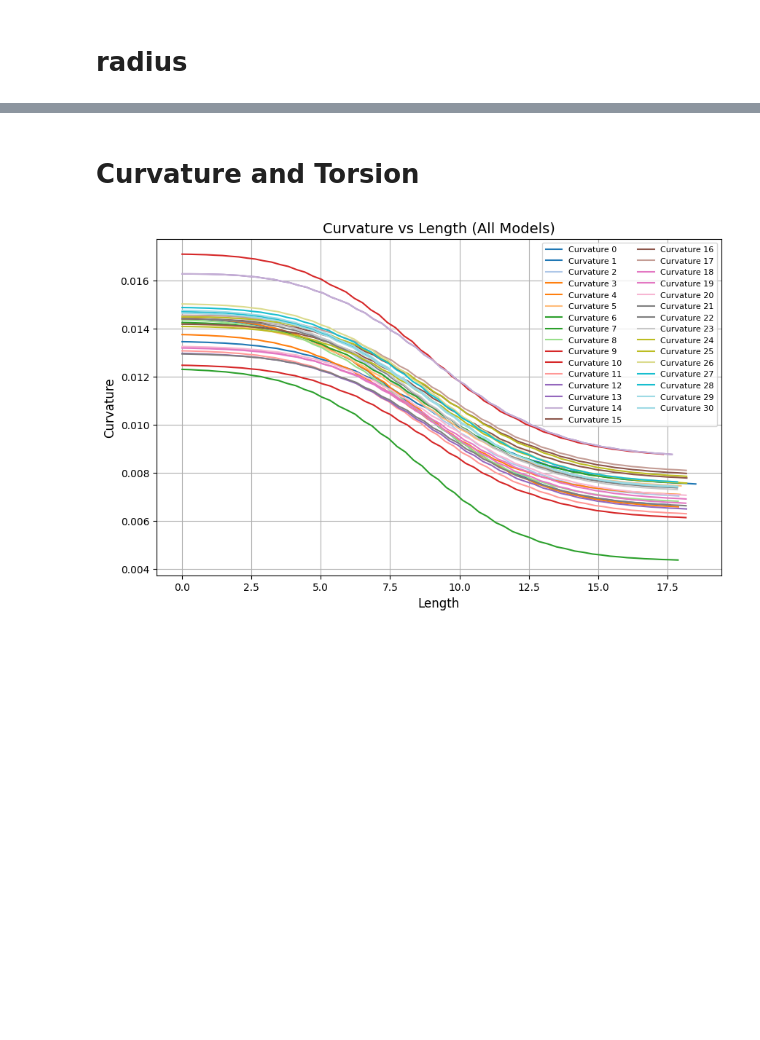
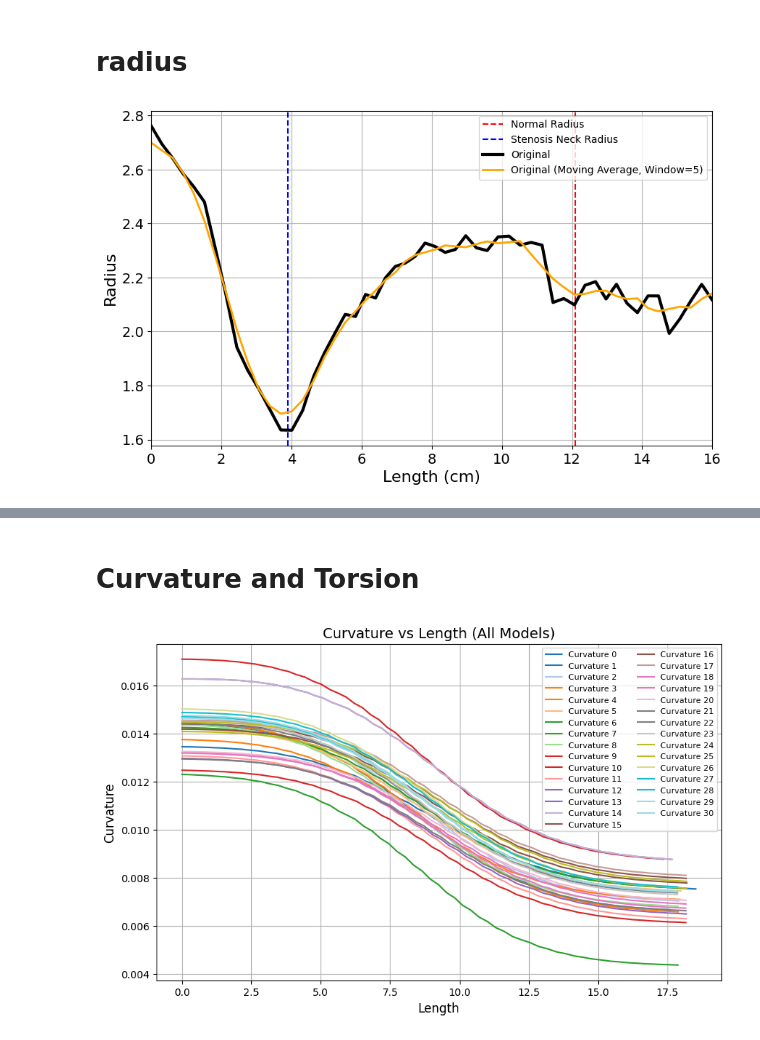
Before and after one commit to HARUJANE/PhD, a Jupyter notebook: matching and patching/4_stenosis/5_Compare/code.ipynb, the cells around one changed output, grey strips where cells are left out. Cells and saved outputs as stored; diff of their text form; code cells hidden in the pictures; blank space fills up the shorter version.

```diff
--- a/matching and patching/4_stenosis/5_Compare/code.ipynb
+++ b/matching and patching/4_stenosis/5_Compare/code.ipynb
@@ -1,5 +1,38 @@
 # %% [markdown]
 # radius
+# %%
+import pandas as pd
+import matplotlib.pyplot as plt
+
+# Load the data
+file_path = 'centerline_comparsion.xlsx'  # Replace with your file path
+data = pd.read_excel(file_path, sheet_name='Sheet1')
+
+# Extract CB0 radius and length data
+cb0_radius = data['radius_0']
+cb0_length = data['length_0']
+
+# Apply moving average smoothing (once) and handle edge cases
+window_size = 5  # Define the moving average window size
+cb0_radius_smoothed = cb0_radius.rolling(window=window_size, center=True, min_periods=1).mean()
+
+# Plot the original data and smoothed data on the same figure
+plt.figure(figsize=(10, 6))
+
+plt.axvline(x=12.1, color='red', linestyle='--', linewidth=1.5, label='Normal Radius')
+plt.axvline(x=3.9, color='blue', linestyle='--', linewidth=1.5, label='Stenosis Neck Radius')
+plt.plot(cb0_length, cb0_radius, color='black', linewidth=3, label='Original')
+plt.plot(cb0_length, cb0_radius_smoothed, color='orange', linewidth=2, label=f'Original (Moving Average, Window={window_size})')
+#plt.title('CB0 Radius: Original and Smoothed Data', fontsize=14)
+plt.xlabel('Length (cm)', fontsize=16)
+plt.ylabel('Radius', fontsize=16)
+plt.xlim(0, 16)  # Limit x-axis range
+plt.legend(fontsize=10, loc='upper right')
+plt.tick_params(axis='both', labelsize=14)
+plt.grid(True)
+plt.show()
+# %% [output]
+[figure, added]
 # %%
 import pandas as pd
 import matplotlib.pyplot as plt
```
Also changed, not shown: parts of 6 cells of this notebook, 1 other file.
